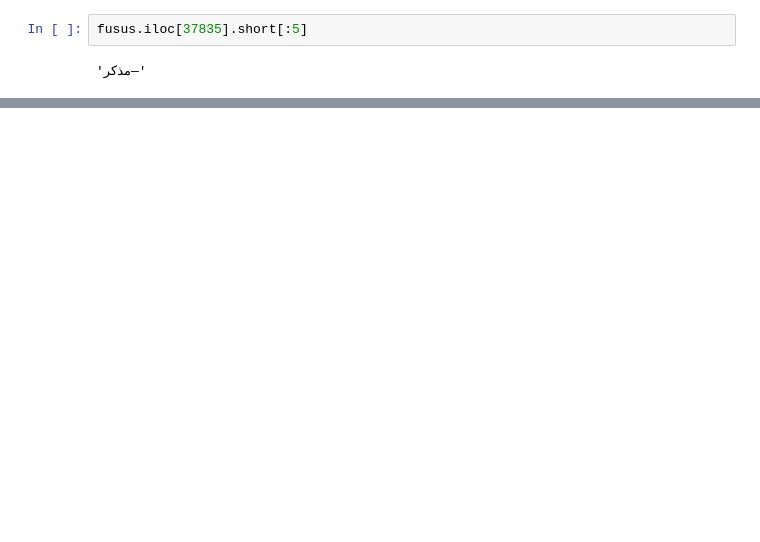
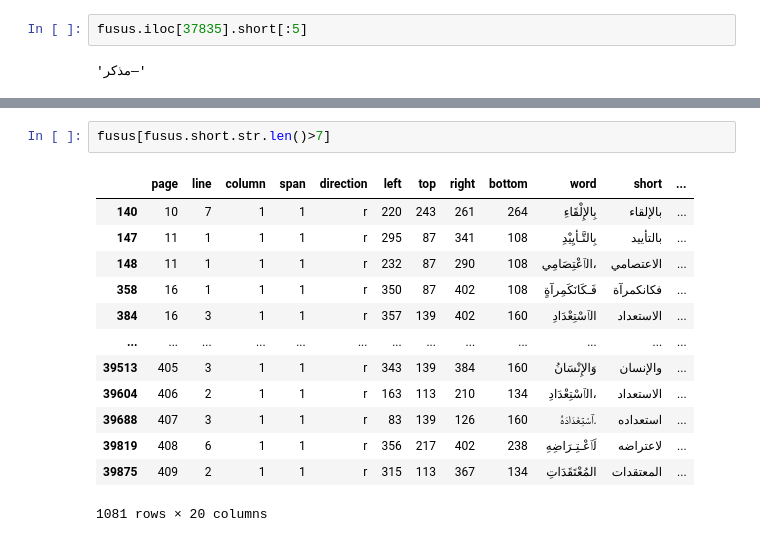
Before and after one commit to among/fusus, a Jupyter notebook: fusust-text-laboratory/SplittingWords.ipynb, the cells around one changed output, grey strips where cells are left out. Cells and saved outputs as stored; diff of their text form; blank space fills up the shorter version.

```diff
--- a/fusust-text-laboratory/SplittingWords.ipynb
+++ b/fusust-text-laboratory/SplittingWords.ipynb
@@ -305,0 +147,16 @@ fusus[fusus.page==17].head(60)
+# %%
+fusus[fusus.short.str.len()>7]
+# %% [output]
+|  | page | line | column | span | direction | left | top | right | bottom | word | short | ... |
+| 140 | 10 | 7 | 1 | 1 | r | 220 | 243 | 261 | 264 | بِالإِلْقَاءِ | بالإلقاء | ... |
+| 147 | 11 | 1 | 1 | 1 | r | 295 | 87 | 341 | 108 | بِالتَّـأيِيْدِ | بالتأييد | ... |
+| 148 | 11 | 1 | 1 | 1 | r | 232 | 87 | 290 | 108 | الٱعْتِصَامِي، | الاعتصامي | ... |
+| 358 | 16 | 1 | 1 | 1 | r | 350 | 87 | 402 | 108 | فَـكَانَكَمِرآةٍ | فكانكمرآة | ... |
+| 384 | 16 | 3 | 1 | 1 | r | 357 | 139 | 402 | 160 | الٱسْتِعْدَادِ | الاستعداد | ... |
+| ... | ... | ... | ... | ... | ... | ... | ... | ... | ... | ... | ... | ... |
+| 39513 | 405 | 3 | 1 | 1 | r | 343 | 139 | 384 | 160 | وَالإِنْسَانُ | والإنسان | ... |
+| 39604 | 406 | 2 | 1 | 1 | r | 163 | 113 | 210 | 134 | الٱسْتِعْدَادِ، | الاستعداد | ... |
+| 39688 | 407 | 3 | 1 | 1 | r | 83 | 139 | 126 | 160 | ٱسْتِعْدَادَهُ. | استعداده | ... |
+| 39819 | 408 | 6 | 1 | 1 | r | 356 | 217 | 402 | 238 | لَٱعْـتِـرَاضِهِ | لاعتراضه | ... |
+| 39875 | 409 | 2 | 1 | 1 | r | 315 | 113 | 367 | 134 | المُعْتَقَدَاتِ | المعتقدات | ... |
+1081 rows × 20 columns
```
Also changed, not shown: parts of 40 cells of this notebook, 5 other files.
